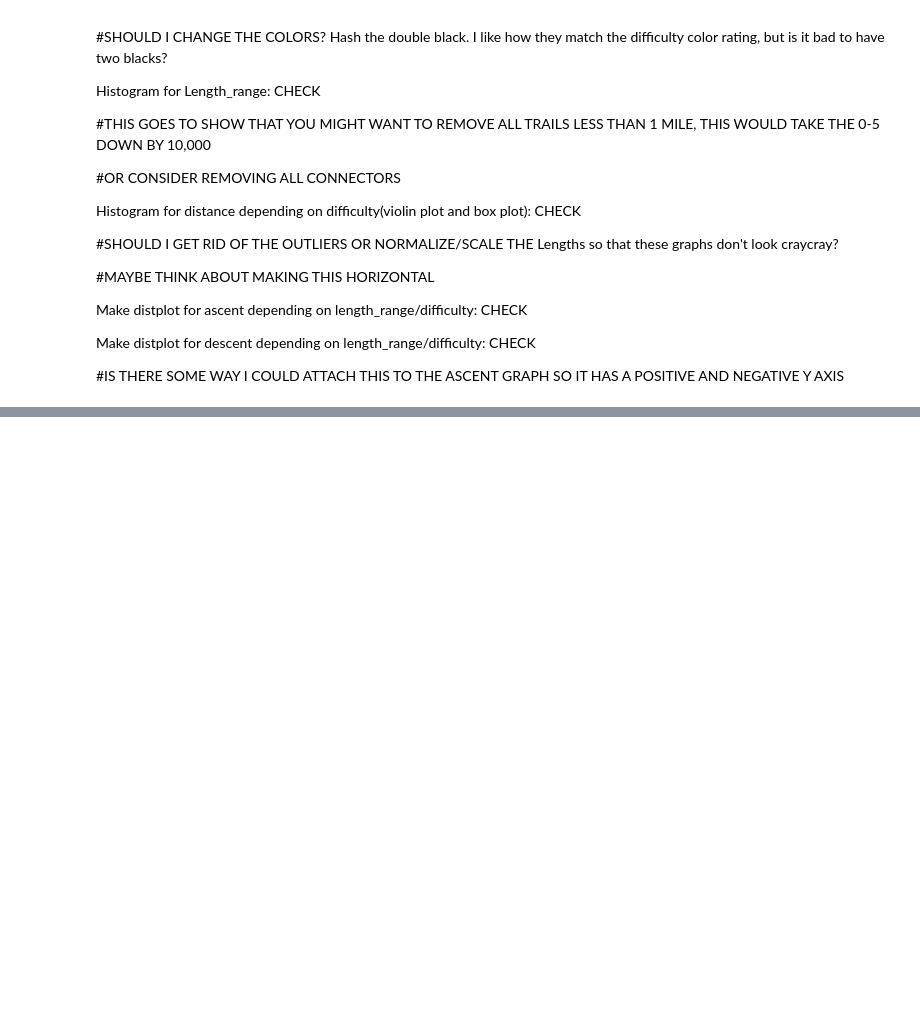
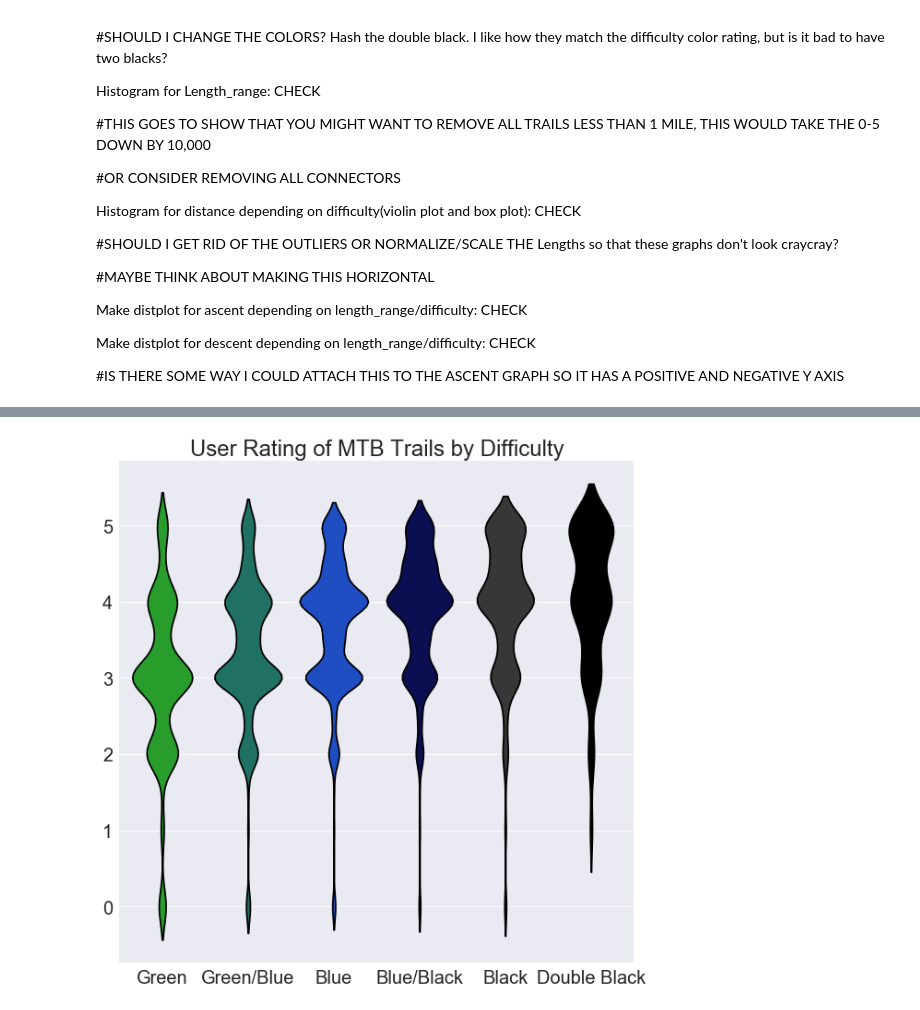
Before and after one commit to sgreylewis/mtb-trail-finder, a Jupyter notebook: Notebooks/US_trails_visualizations.ipynb, the cells around one changed output, grey strips where cells are left out. Drawn from its saved outputs; the diff is of its cells as text; code cells hidden in the pictures; blank space fills up the shorter version.

```diff
--- a/Notebooks/US_trails_visualizations.ipynb
+++ b/Notebooks/US_trails_visualizations.ipynb
@@ -80,16 +108,19 @@ ax.set_xlabel('')
 # %%
 #This shows that the trails that have been rated the least are Green trails, and the trails that have been rated the
 #highest are blue/Black trails
 colors = ['green', 'blue green', 'blue', 'dark blue', 'dark grey', 'black']
 fig, ax = plt.subplots(figsize = (10, 10))
 sns.violinplot(x="difficulty", y="stars", data=US_trails, order=['Green','Green/Blue','Blue','Blue/Black','Black','Double Black'],
     palette=sns.xkcd_palette(colors),inner=None).set_title('User Rating of MTB Trails by Difficulty')
 sns.set_style("darkgrid")
 sns.set(font_scale = 2)
-plt.rcParams['hatch.color'] = '#aa007d'
-print (ax.patches)
-ax.patches[1].set_hatch('x')
+#plt.rcParams['hatch.color'] = '#aa007d'
+#ax.patches[1].set_hatch('x')
 ax.set_ylabel('')
 ax.set_xlabel('')
+plt.savefig('../images/User_rating_by_difficulty.png', bbox_inches='tight')
+plt.show()
+# %% [output]
+[figure, added]
 # %%
 US_trails['length_range'].unique().tolist()
```
Also changed, not shown: parts of 18 cells of this notebook, 8 other files.
